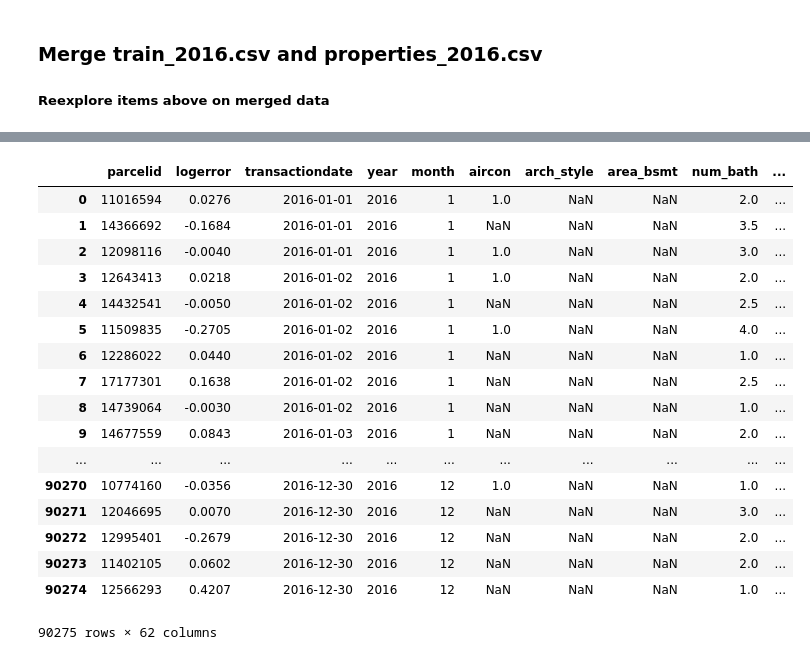
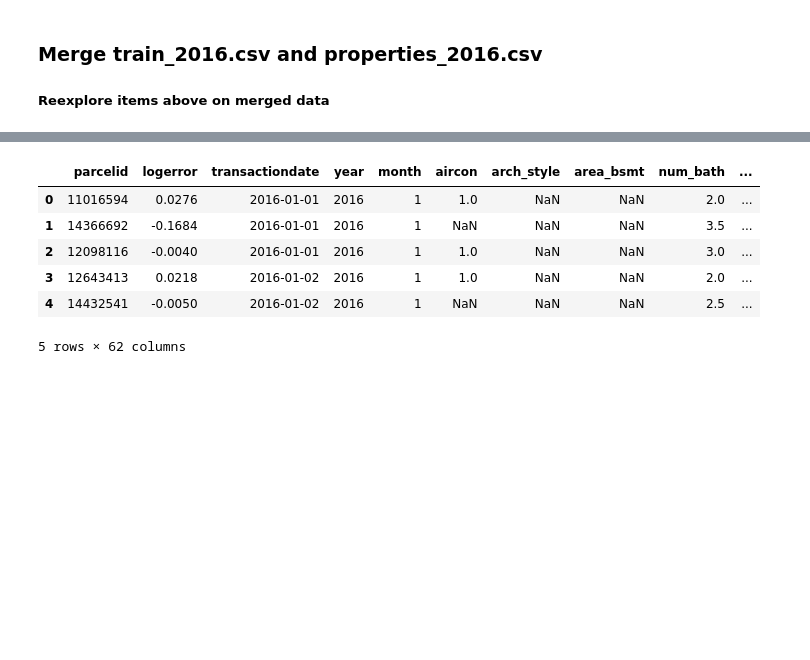
Before and after one commit to coneeleven/CareerTrack-Capstone1, a Jupyter notebook: Capstone 1 - data wrangling.ipynb, the cells around one changed output, grey strips where cells are left out. Cells and saved outputs as stored; diff of their text form; code cells hidden in the pictures; blank space fills up the shorter version.

```diff
--- a/Capstone 1 - data wrangling.ipynb
+++ b/Capstone 1 - data wrangling.ipynb
@@ -194,7 +201,7 @@ props.head()
 | 4 | 10879947 | NaN | NaN | NaN | 0.0 | 0.0 | 4.0 | NaN | NaN | ... |
 5 rows × 58 columns
 # %%
-pd.set_option('precision', 6)
+# pd.set_option('precision', 6)
 props.describe()
 # %% [output]
 |  | parcelid | aircon | arch_style | area_bsmt | num_bath | num_bed | type_framing | condition | num_bath_calc | ... |
@@ -450,7 +316,7 @@ plt.show()                                  # Need to find out why this isn't wo
 # %%
 df = train.merge(props)
 # %%
-pd.set_option('display.max_rows', 65)
+pd.set_option('display.max_rows', 60)
 df.head().transpose()
 # %% [output]
 |  | 0 | 1 | 2 | 3 | 4 |
@@ -607,24 +451,13 @@ df_living
 # %%
-df
+df.head()
 # %% [output]
 |  | parcelid | logerror | transactiondate | year | month | aircon | arch_style | area_bsmt | num_bath | ... |
 | 0 | 11016594 | 0.0276 | 2016-01-01 | 2016 | 1 | 1.0 | NaN | NaN | 2.0 | ... |
 | 1 | 14366692 | -0.1684 | 2016-01-01 | 2016 | 1 | NaN | NaN | NaN | 3.5 | ... |
 | 2 | 12098116 | -0.0040 | 2016-01-01 | 2016 | 1 | 1.0 | NaN | NaN | 3.0 | ... |
 | 3 | 12643413 | 0.0218 | 2016-01-02 | 2016 | 1 | 1.0 | NaN | NaN | 2.0 | ... |
 | 4 | 14432541 | -0.0050 | 2016-01-02 | 2016 | 1 | NaN | NaN | NaN | 2.5 | ... |
-| 5 | 11509835 | -0.2705 | 2016-01-02 | 2016 | 1 | 1.0 | NaN | NaN | 4.0 | ... |
-| 6 | 12286022 | 0.0440 | 2016-01-02 | 2016 | 1 | NaN | NaN | NaN | 1.0 | ... |
-| 7 | 17177301 | 0.1638 | 2016-01-02 | 2016 | 1 | NaN | NaN | NaN | 2.5 | ... |
-| 8 | 14739064 | -0.0030 | 2016-01-02 | 2016 | 1 | NaN | NaN | NaN | 1.0 | ... |
-| 9 | 14677559 | 0.0843 | 2016-01-03 | 2016 | 1 | NaN | NaN | NaN | 2.0 | ... |
-| ... | ... | ... | ... | ... | ... | ... | ... | ... | ... | ... |
-| 90270 | 10774160 | -0.0356 | 2016-12-30 | 2016 | 12 | 1.0 | NaN | NaN | 1.0 | ... |
-| 90271 | 12046695 | 0.0070 | 2016-12-30 | 2016 | 12 | NaN | NaN | NaN | 3.0 | ... |
-| 90272 | 12995401 | -0.2679 | 2016-12-30 | 2016 | 12 | NaN | NaN | NaN | 2.0 | ... |
-| 90273 | 11402105 | 0.0602 | 2016-12-30 | 2016 | 12 | NaN | NaN | NaN | 2.0 | ... |
-| 90274 | 12566293 | 0.4207 | 2016-12-30 | 2016 | 12 | NaN | NaN | NaN | 1.0 | ... |
-90275 rows × 62 columns
+5 rows × 62 columns
 # %%
 # Merge cleaned living area subset into df
 df = df.merge(df_living, left_index=True, right_index=True)
```
Also changed, not shown: parts of 59 cells of this notebook, 2 other files.
